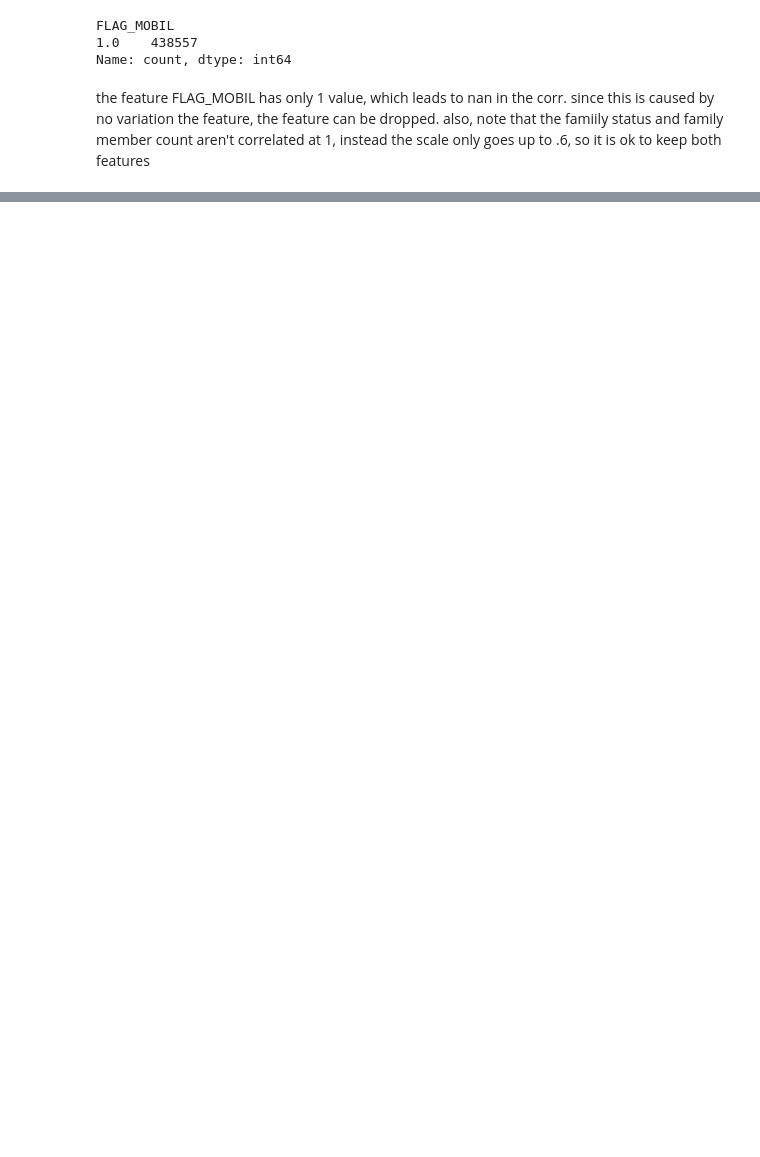
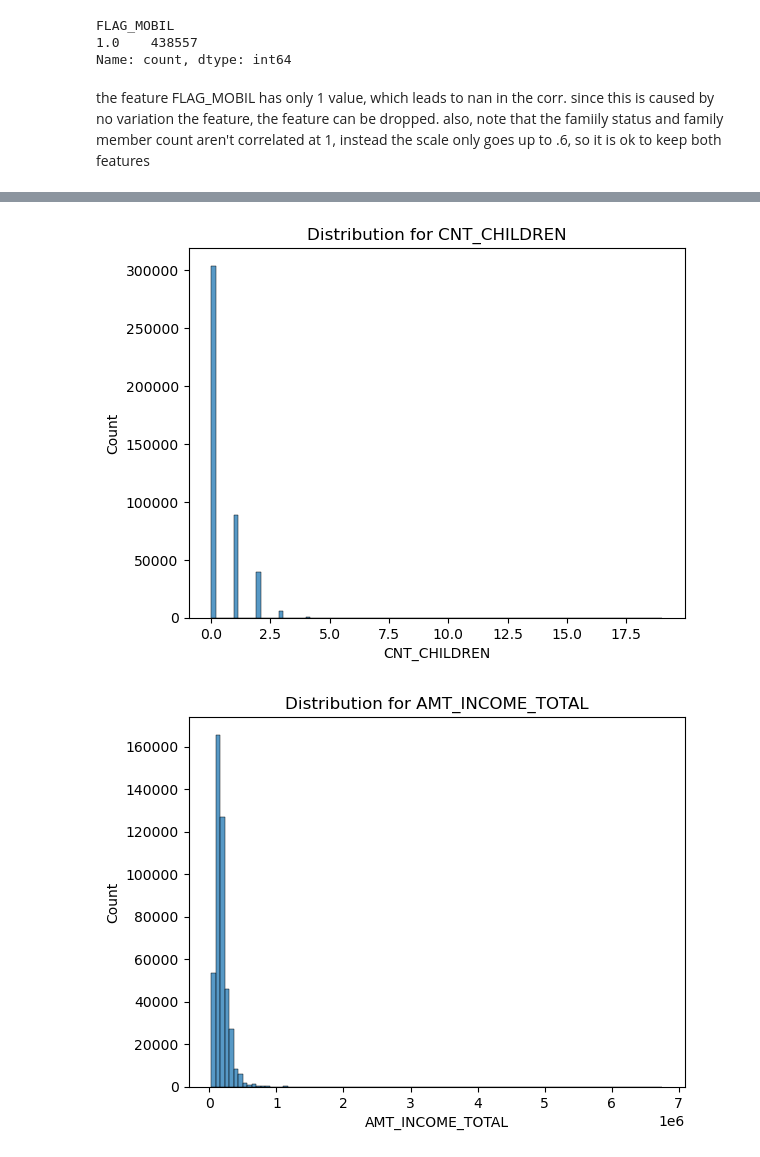
Before and after one commit to mgit00/Customer_Risk, a Jupyter notebook: data_exploration.ipynb, the cells around one changed output, grey strips where cells are left out. Drawn from its saved outputs; the diff is of its cells as text; code cells hidden in the pictures; blank space fills up the shorter version.

```diff
--- a/data_exploration.ipynb
+++ b/data_exploration.ipynb
@@ -553,0 +674,3 @@ also, note that the famiily status and family member count aren't correlated at
+# %%
+scaled= res.copy(deep = True)
+scaled.head()
@@ -553,0 +709,4 @@ also, note that the famiily status and family member count aren't correlated at
+# %%
+scaling= ['CNT_CHILDREN','AMT_INCOME_TOTAL' ,  'DAYS_BIRTH','DAYS_EMPLOYED' , 'CNT_FAM_MEMBERS' ]
+
+scaled[scaling].describe()
@@ -553,0 +723,8 @@ also, note that the famiily status and family member count aren't correlated at
+# %%
+for feature in scaling:
+    sns.histplot(scaled[feature], bins= 100 )
+    plt.title('Distribution for '+feature)
+    plt.show()
+# %% [output]
+[figure, added]
+[figure, added]
```
Also changed, not shown: parts of 22 cells of this notebook, 3 other files.
